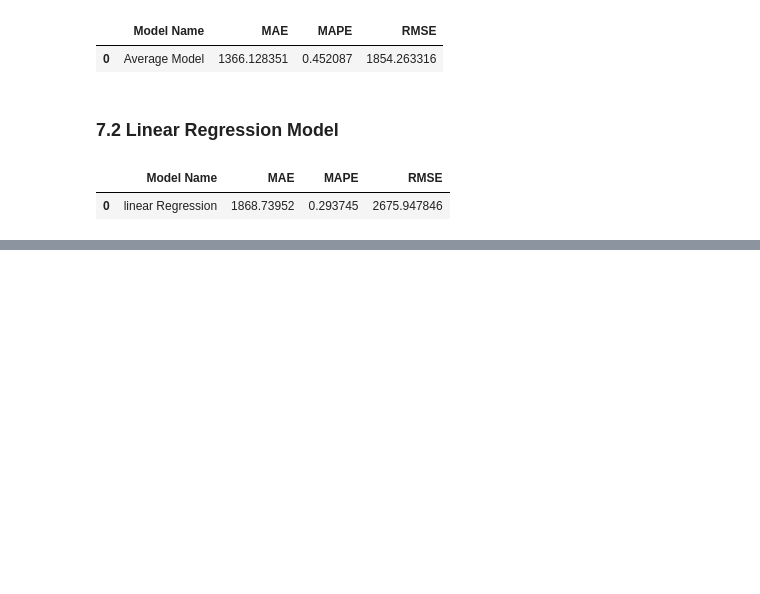
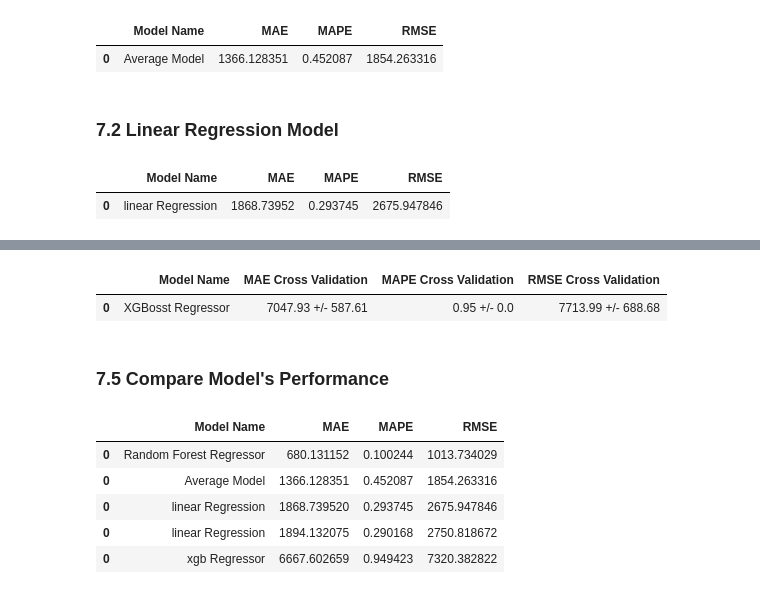
Before and after one commit to JonysArcanjo/Projeto-ROSSMANN-Store-Sales, a Jupyter notebook: m07_v01_store_sales_prediction.ipynb, the cells around one changed output, grey strips where cells are left out. Saved outputs shown, nothing was run; the diff lists cells and outputs as text; code cells hidden in the pictures; blank space fills up the shorter version.

```diff
--- a/m07_v01_store_sales_prediction.ipynb
+++ b/m07_v01_store_sales_prediction.ipynb
@@ -1170,0 +1210,14 @@ lrr_result
+# %%
+model_xgb = xgb.XGBRegressor( objective='reg:squarederror',
+                              n_estimators=100,
+                              eta=0.01,
+                              max_depth=10,
+                              subsample=0.7,
+                              colsample_byte=0.9).fit( x_train, y_train )
+
+# prediction
+yhat_xgb= model_xgb.predict(x_test)
+
+#performance
+xgb_result = ml_error('xgb Regressor', np.expm1( y_test), np.expm1(yhat_xgb) )
+xgb_result
@@ -1170,0 +1268,17 @@ lrr_result
+# %%
+result_xgb
+# %% [output]
+|  | Model Name | MAE Cross Validation | MAPE Cross Validation | RMSE Cross Validation |
+| 0 | XGBosst Regressor | 7047.93 +/- 587.61 | 0.95 +/- 0.0 | 7713.99 +/- 688.68 |
+# %% [markdown]
+### 7.5 Compare Model's Performance
+# %%
+modelling_result = pd.concat( [baseline_result, lr_result, lrr_result, rf_result, xgb_result] )
+modelling_result.sort_values('RMSE')
+# %% [output]
+|  | Model Name | MAE | MAPE | RMSE |
+| 0 | Random Forest Regressor | 680.131152 | 0.100244 | 1013.734029 |
+| 0 | Average Model | 1366.128351 | 0.452087 | 1854.263316 |
+| 0 | linear Regression | 1868.739520 | 0.293745 | 2675.947846 |
+| 0 | linear Regression | 1894.132075 | 0.290168 | 2750.818672 |
+| 0 | xgb Regressor | 6667.602659 | 0.949423 | 7320.382822 |
```
Also changed, not shown: parts of 38 cells of this notebook.
